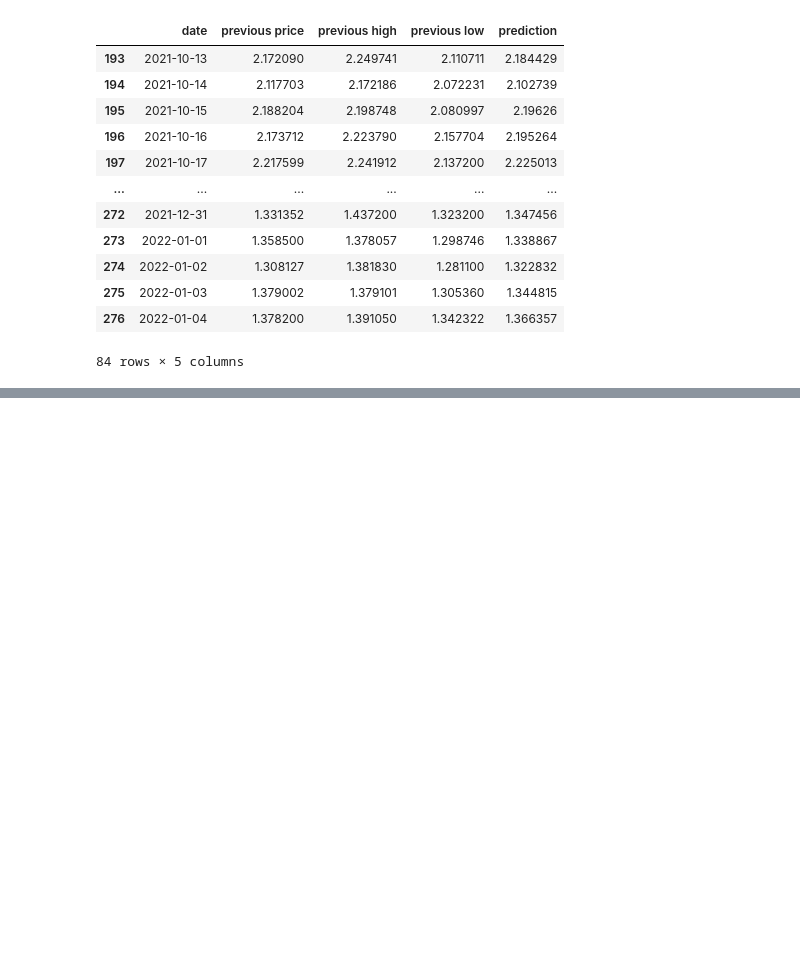
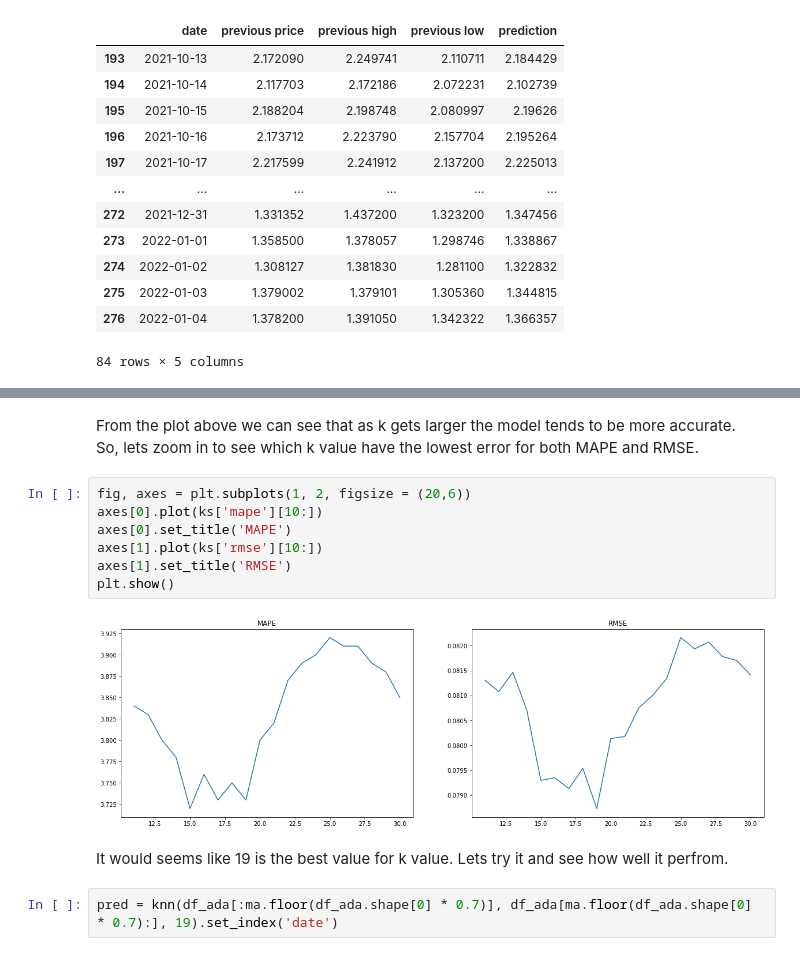
Before and after one commit to nabebako/Crypto-Price-Prediction-Model, a Jupyter notebook: knn-regression.ipynb, the cells around one changed output, grey strips where cells are left out. Drawn from its saved outputs; the diff is of its cells as text; blank space fills up the shorter version.

```diff
--- a/knn-regression.ipynb
+++ b/knn-regression.ipynb
@@ -73,0 +110,21 @@ pred
+# %% [markdown]
+<p>
+    From the plot above we can see that as k gets larger the model tends to be more accurate.
+    <br/>
+    So, lets zoom in to see which k value have the lowest error for both MAPE and RMSE.
+</p>
+# %%
+fig, axes = plt.subplots(1, 2, figsize = (20,6))
+axes[0].plot(ks['mape'][10:])
+axes[0].set_title('MAPE')
+axes[1].plot(ks['rmse'][10:])
+axes[1].set_title('RMSE')
+plt.show()
+# %% [output]
+[figure, added]
+# %% [markdown]
+<p>
+    It would seems like 19 is the best value for k value. Lets try it and see how well it perfrom.
+</p>
+# %%
+pred = knn(df_ada[:ma.floor(df_ada.shape[0] * 0.7)], df_ada[ma.floor(df_ada.shape[0] * 0.7):], 19).set_index('date')
```
Also changed, not shown: parts of 8 cells of this notebook.
